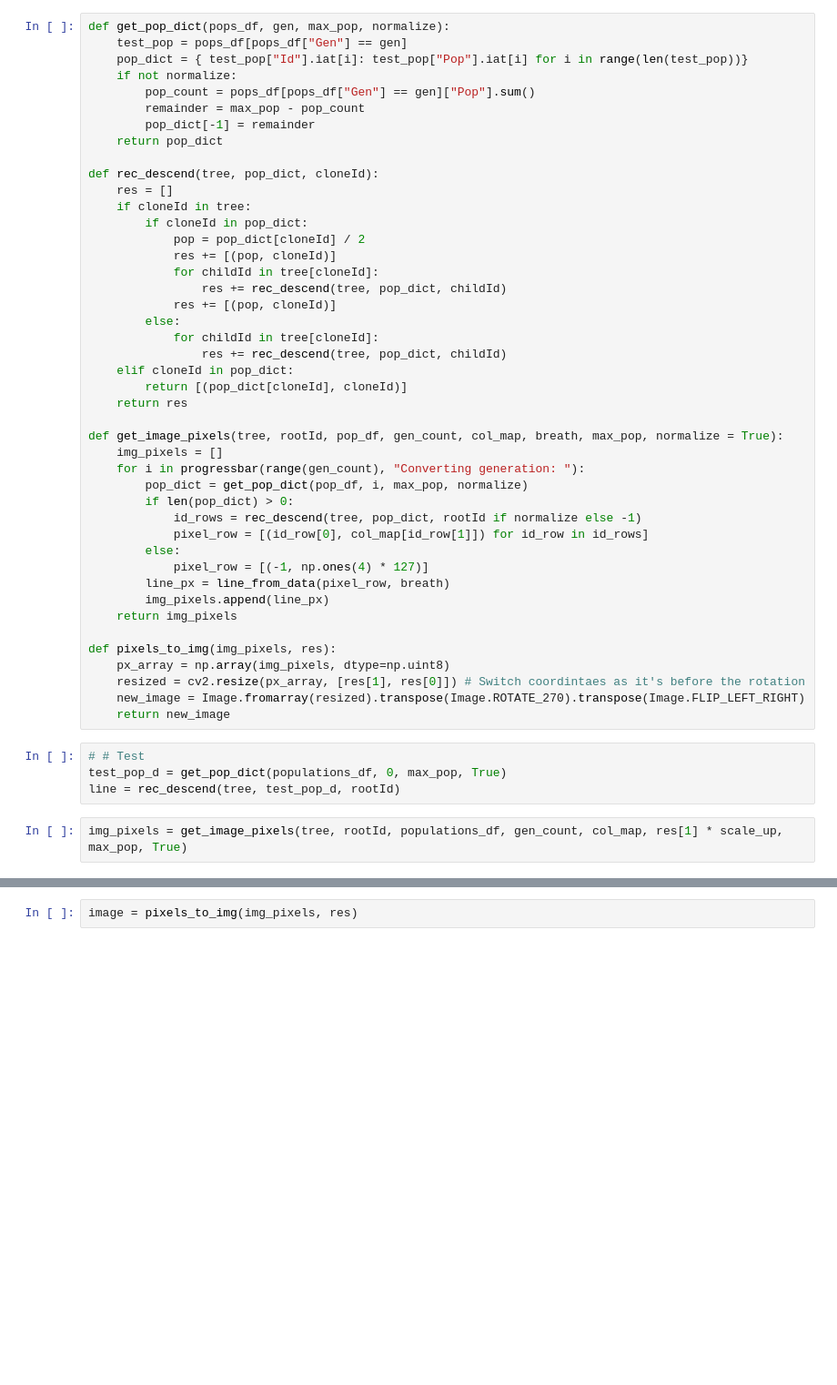
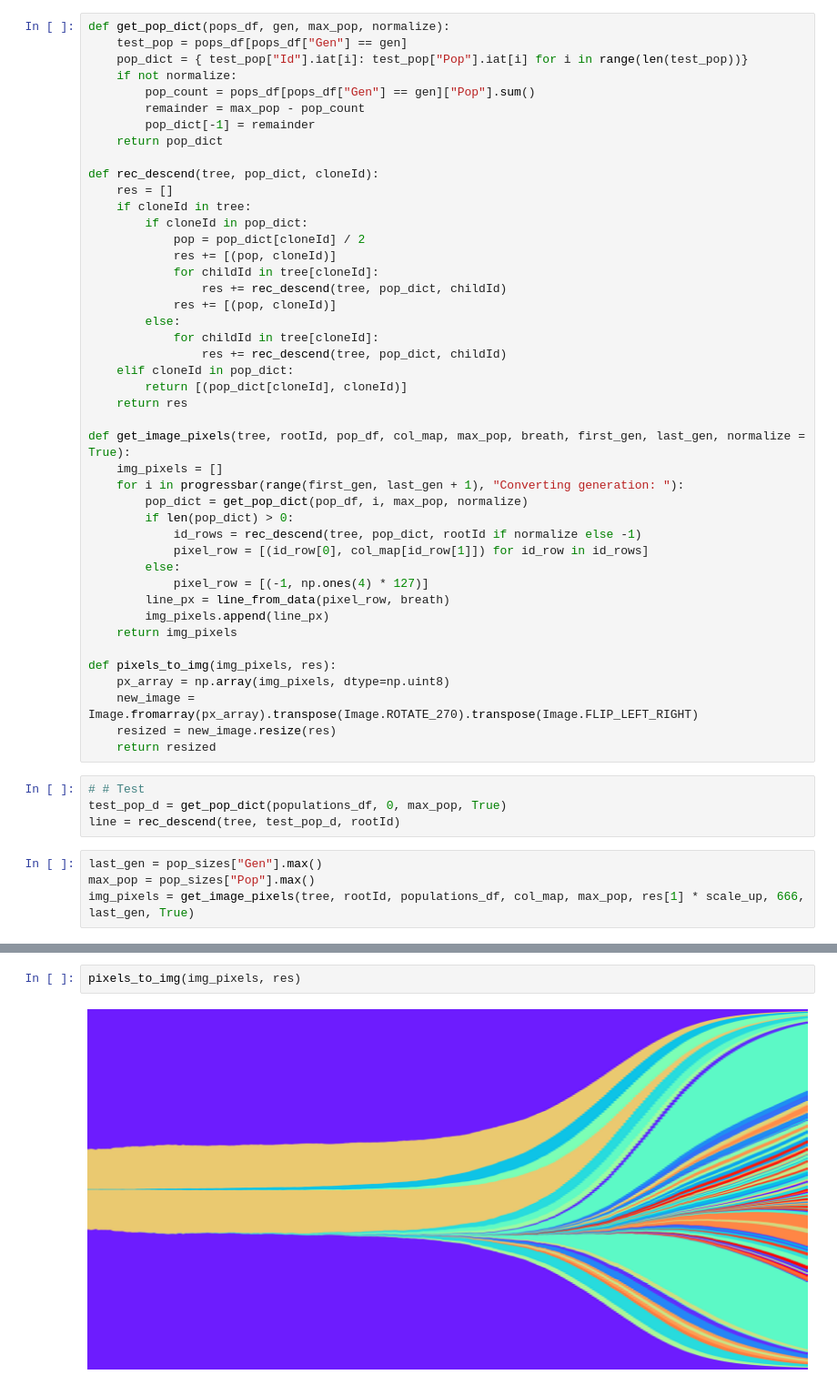
Before and after one commit to schwarzlab-ccb/SimChA, a Jupyter notebook: notebooks/fish_plot.ipynb, the cells around one changed output, grey strips where cells are left out. Shown at 91% size. Drawn from its saved outputs; the diff is of its cells as text; blank space fills up the shorter version.

```diff
--- a/notebooks/fish_plot.ipynb
+++ b/notebooks/fish_plot.ipynb
@@ -126,9 +117,9 @@ def rec_descend(tree, pop_dict, cloneId):
         return [(pop_dict[cloneId], cloneId)]
     return res
 
-def get_image_pixels(tree, rootId, pop_df, gen_count, col_map, breath, max_pop, normalize = True):
+def get_image_pixels(tree, rootId, pop_df, col_map, max_pop, breath, first_gen, last_gen, normalize = True):
     img_pixels = []
-    for i in progressbar(range(gen_count), "Converting generation: "):
+    for i in progressbar(range(first_gen, last_gen + 1), "Converting generation: "):
         pop_dict = get_pop_dict(pop_df, i, max_pop, normalize)
         if len(pop_dict) > 0:
             id_rows = rec_descend(tree, pop_dict, rootId if normalize else -1)
@@ -141,13 +132,15 @@ def get_image_pixels(tree, rootId, pop_df, gen_count, col_map, breath, max_pop,
 
 def pixels_to_img(img_pixels, res):
     px_array = np.array(img_pixels, dtype=np.uint8)
-    resized = cv2.resize(px_array, [res[1], res[0]]) # Switch coordintaes as it's before the rotation
-    new_image = Image.fromarray(resized).transpose(Image.ROTATE_270).transpose(Image.FLIP_LEFT_RIGHT)
-    return new_image
+    new_image = Image.fromarray(px_array).transpose(Image.ROTATE_270).transpose(Image.FLIP_LEFT_RIGHT)
+    resized = new_image.resize(res)
+    return resized
 # %%
 # # Test
 test_pop_d = get_pop_dict(populations_df, 0, max_pop, True)
 line = rec_descend(tree, test_pop_d, rootId)
 # %%
-img_pixels = get_image_pixels(tree, rootId, populations_df, gen_count, col_map, res[1] * scale_up, max_pop, True)
+last_gen = pop_sizes["Gen"].max()
+max_pop = pop_sizes["Pop"].max()
+img_pixels = get_image_pixels(tree, rootId, populations_df, col_map, max_pop, res[1] * scale_up, 666, last_gen, True)
 # %% [output]
@@ -155,2 +148,4 @@ Converting generation: [########################################################
 # %%
-image = pixels_to_img(img_pixels, res)
+pixels_to_img(img_pixels, res)
+# %% [output]
+[figure, added]
```
Also changed, not shown: parts of 7 cells of this notebook, 2 other files.
